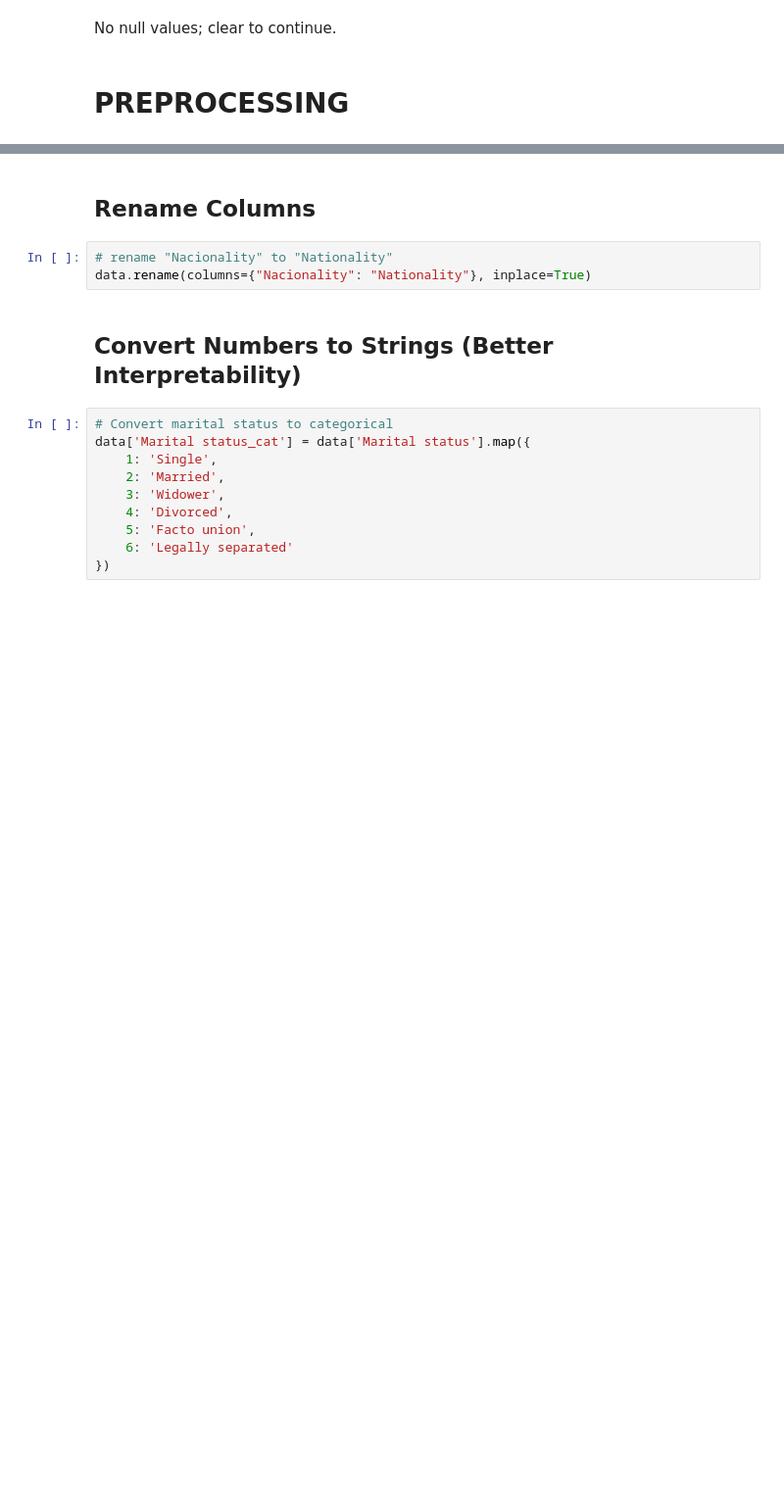
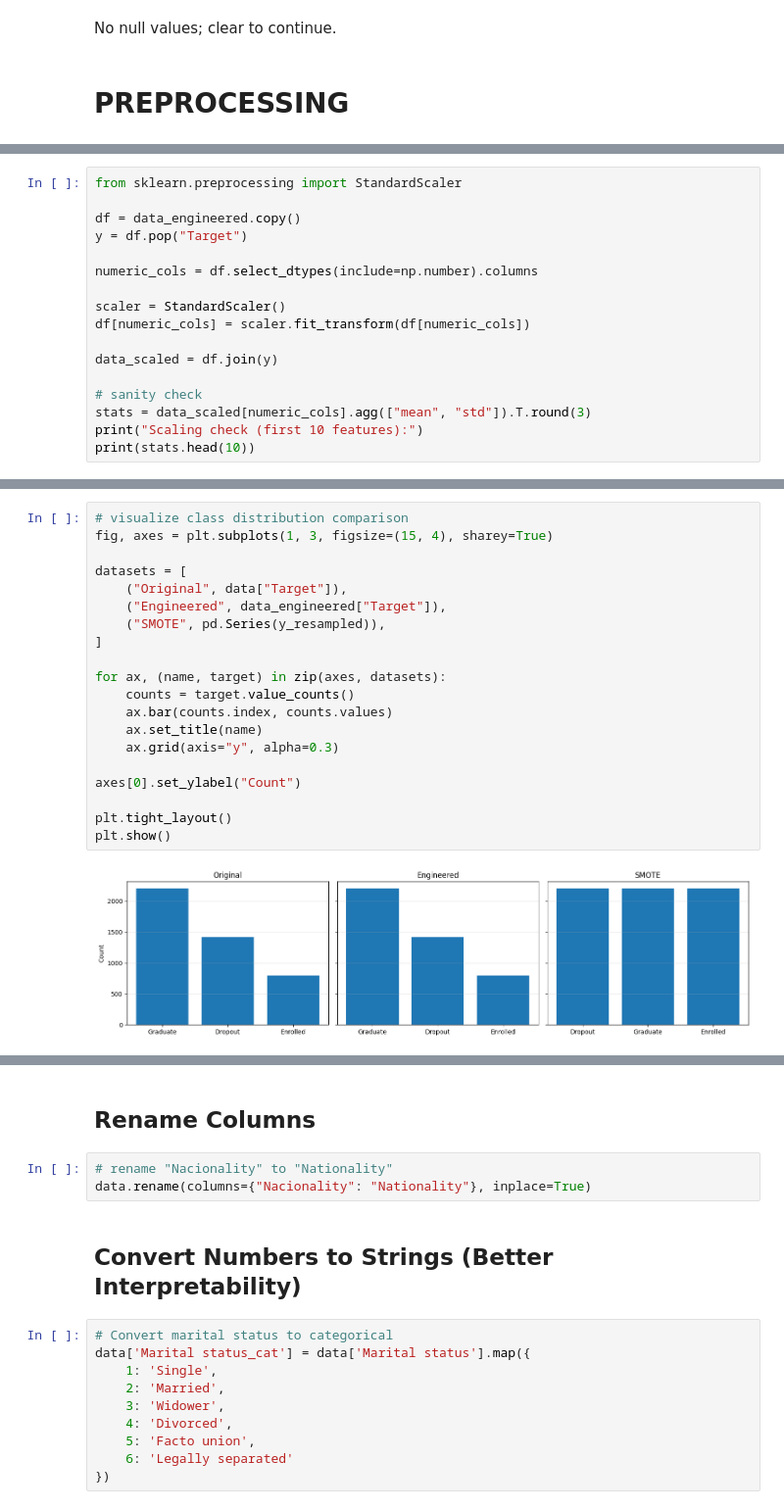
Before and after one commit to AldyG/PDA_G17, a Jupyter notebook: DataPrepEDA.ipynb, the cells around one changed output, grey strips where cells are left out. Shown at 98% size. Drawn from its saved outputs; the diff is of its cells as text; blank space fills up the shorter version.

Commit message:
feat: added preprocessing

```diff
--- a/DataPrepEDA.ipynb
+++ b/DataPrepEDA.ipynb
@@ -79,0 +388,17 @@ No null values; clear to continue.
+# %%
+from sklearn.preprocessing import StandardScaler
+
+df = data_engineered.copy()
+y = df.pop("Target")
+
+numeric_cols = df.select_dtypes(include=np.number).columns
+
+scaler = StandardScaler()
+df[numeric_cols] = scaler.fit_transform(df[numeric_cols])
+
+data_scaled = df.join(y)
+
+# sanity check
+stats = data_scaled[numeric_cols].agg(["mean", "std"]).T.round(3)
+print("Scaling check (first 10 features):")
+print(stats.head(10))
@@ -79,0 +612,22 @@ No null values; clear to continue.
+# %%
+# visualize class distribution comparison
+fig, axes = plt.subplots(1, 3, figsize=(15, 4), sharey=True)
+
+datasets = [
+    ("Original", data["Target"]),
+    ("Engineered", data_engineered["Target"]),
+    ("SMOTE", pd.Series(y_resampled)),
+]
+
+for ax, (name, target) in zip(axes, datasets):
+    counts = target.value_counts()
+    ax.bar(counts.index, counts.values)
+    ax.set_title(name)
+    ax.grid(axis="y", alpha=0.3)
+
+axes[0].set_ylabel("Count")
+
+plt.tight_layout()
+plt.show()
+# %% [output]
+[figure, added]
```
Also changed, not shown: parts of 35 cells of this notebook.
